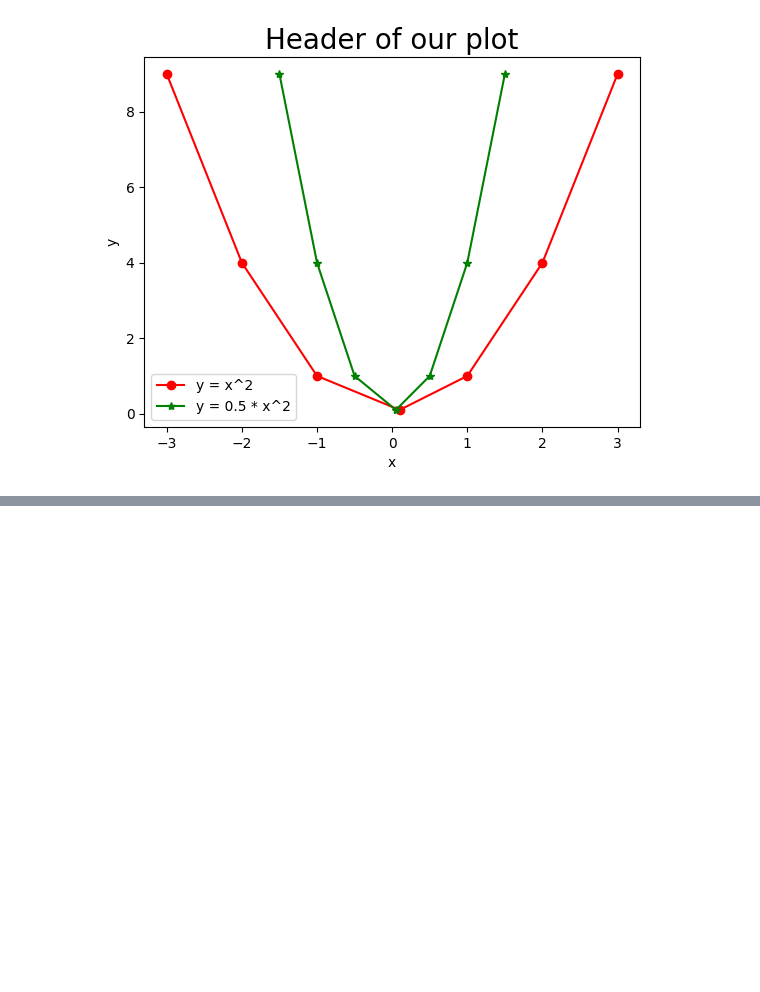
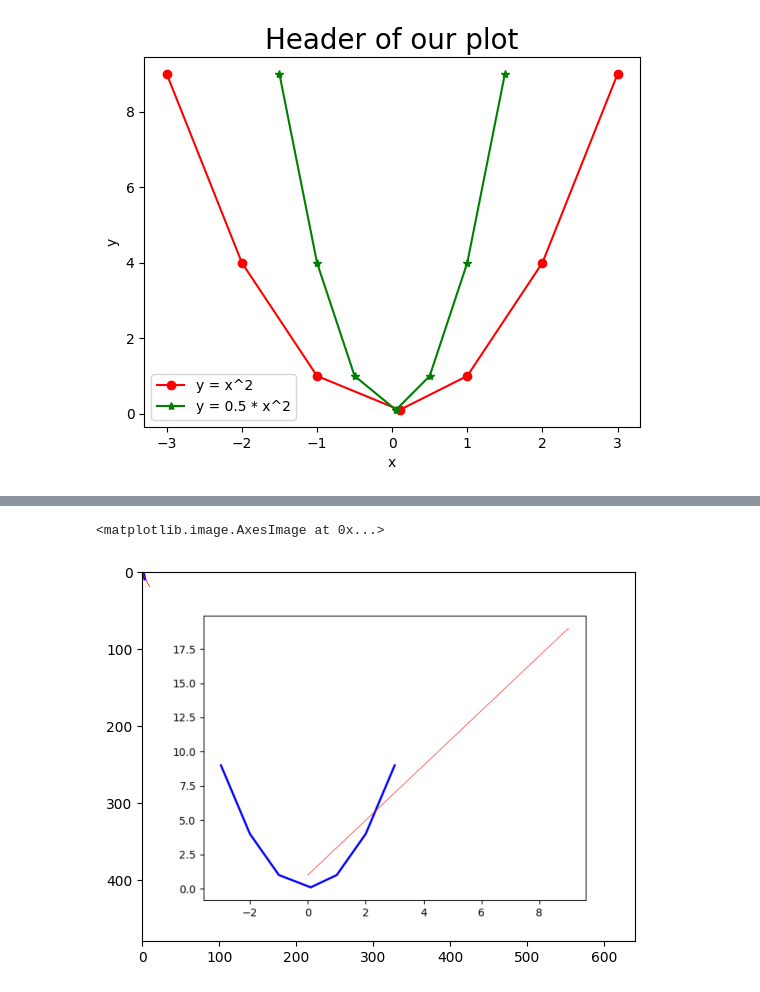
Before and after one commit to jegorix/script_collection, a Jupyter notebook: matplotlib/matplotlib_theory/plot.ipynb, the cells around one changed output, grey strips where cells are left out. Saved outputs shown, nothing was run; the diff lists cells and outputs as text; code cells hidden in the pictures; blank space fills up the shorter version.

Commit message:
Finished matplotlib theory

```diff
--- a/matplotlib/matplotlib_theory/plot.ipynb
+++ b/matplotlib/matplotlib_theory/plot.ipynb
@@ -128,0 +154,20 @@ ax.legend(loc='lower left')
+# %%
+# save and load plots
+fig, ax = plt.subplots()
+
+x1 = np.arange(1, 20, 2)
+
+ax.plot(x, y, color='blue', linewidth=2)
+ax.plot(x1, color='red', linewidth=0.5)
+
+# SAVE plot
+fig.savefig('content/figure1.png')
+
+# LOAD plot
+import matplotlib.image as mpimg
+
+image = mpimg.imread('content/figure1.png')
+plt.imshow(image)
+# %% [output]
+<matplotlib.image.AxesImage at 0x...>
+[figure, added]
```
Also changed, not shown: parts of 20 cells of this notebook.
